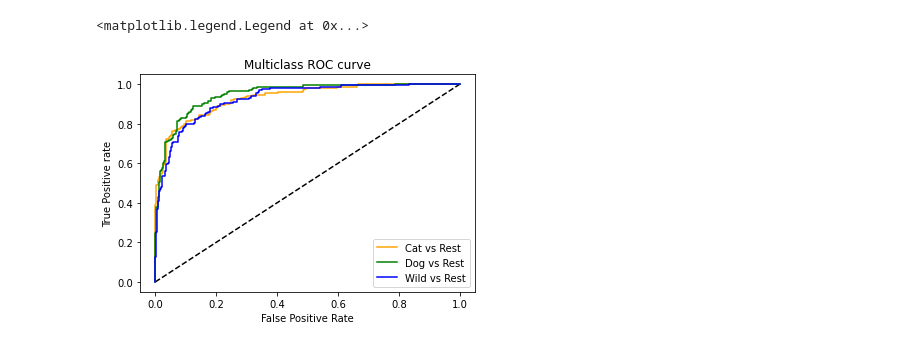
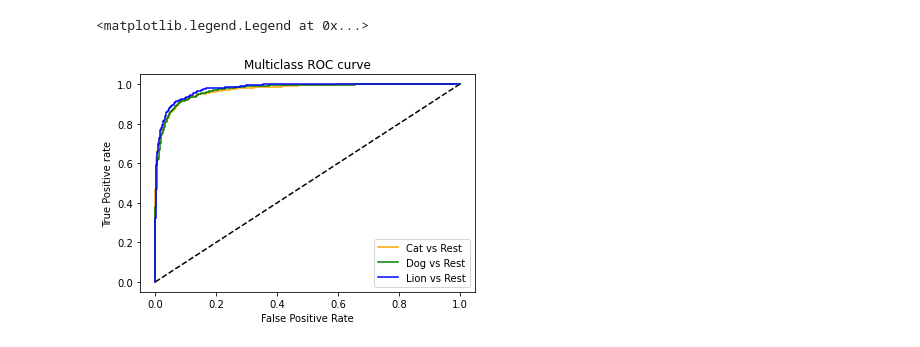
Before and after one commit to Abdullah3010/ML_Project60, a Jupyter notebook: Image/SVM/svm_train.ipynb, the cells around one changed output. Cells and saved outputs as stored; diff of their text form; code cells hidden in the pictures.

```diff
--- a/Image/SVM/svm_train.ipynb
+++ b/Image/SVM/svm_train.ipynb
@@ -25,6 +25,6 @@ X_test = sc.transform(X_test)
 # %%
 clf = svm.SVC(kernel='rbf',C=10,probability=True)
 # %%
-clf.fit(X_train[:5000, :], y_train[:5000])
-y_pred = clf.predict(X_test[:1000, :])
+clf.fit(X_train, y_train)
+y_pred = clf.predict(X_test)
 # %%
@@ -41,25 +41,25 @@ Accuracy: 0.812
 # %%
 fpr = {}
 tpr = {}
 thresh ={}
 
 n_class = 3
-y_score = clf.predict_proba(X_test[:500,:])
+y_score = clf.predict_proba(X_test)
 for i in range(n_class):
-    fpr[i], tpr[i], thresh[i] = roc_curve(y_test[:500], y_score[:,i], pos_label=i)
+    fpr[i], tpr[i], thresh[i] = roc_curve(y_test, y_score[:,i], pos_label=i)
 
 
 plt.plot(np.array([0,1]),linestyle='--',color='black')
 plt.plot(fpr[0], tpr[0], linestyle='-',color='orange', label='Cat vs Rest')
 plt.plot(fpr[1], tpr[1], linestyle='-',color='green', label='Dog vs Rest')
-plt.plot(fpr[2], tpr[2], linestyle='-',color='blue', label='Wild vs Rest')
+plt.plot(fpr[2], tpr[2], linestyle='-',color='blue', label='Lion vs Rest')
 plt.title('Multiclass ROC curve')
 plt.xlabel('False Positive Rate')
 plt.ylabel('True Positive rate')
 plt.legend(loc='best')
 # %% [output]
 <matplotlib.legend.Legend at 0x...>
-[figure, old version]
+[figure, new version]
 # %%
 train_sizes ,train_scores ,test_scores =learning_curve(clf, Xt[:500,:], yt[:500], cv=10, scoring='accuracy'
  ,n_jobs=-1 ,train_sizes=np.linspace(0.01,1,8) ,verbose=1)
```
Also changed, not shown: parts of 4 cells of this notebook, 3 other files.
